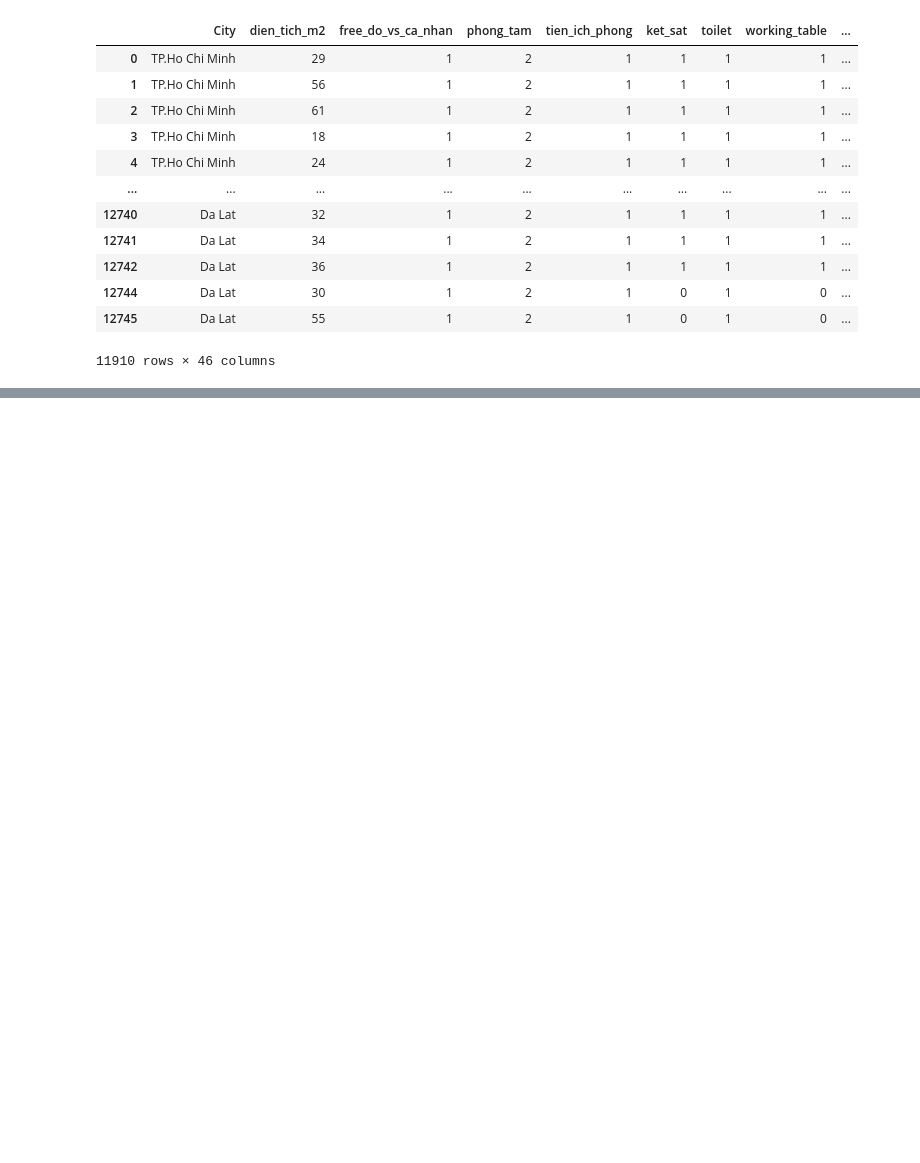
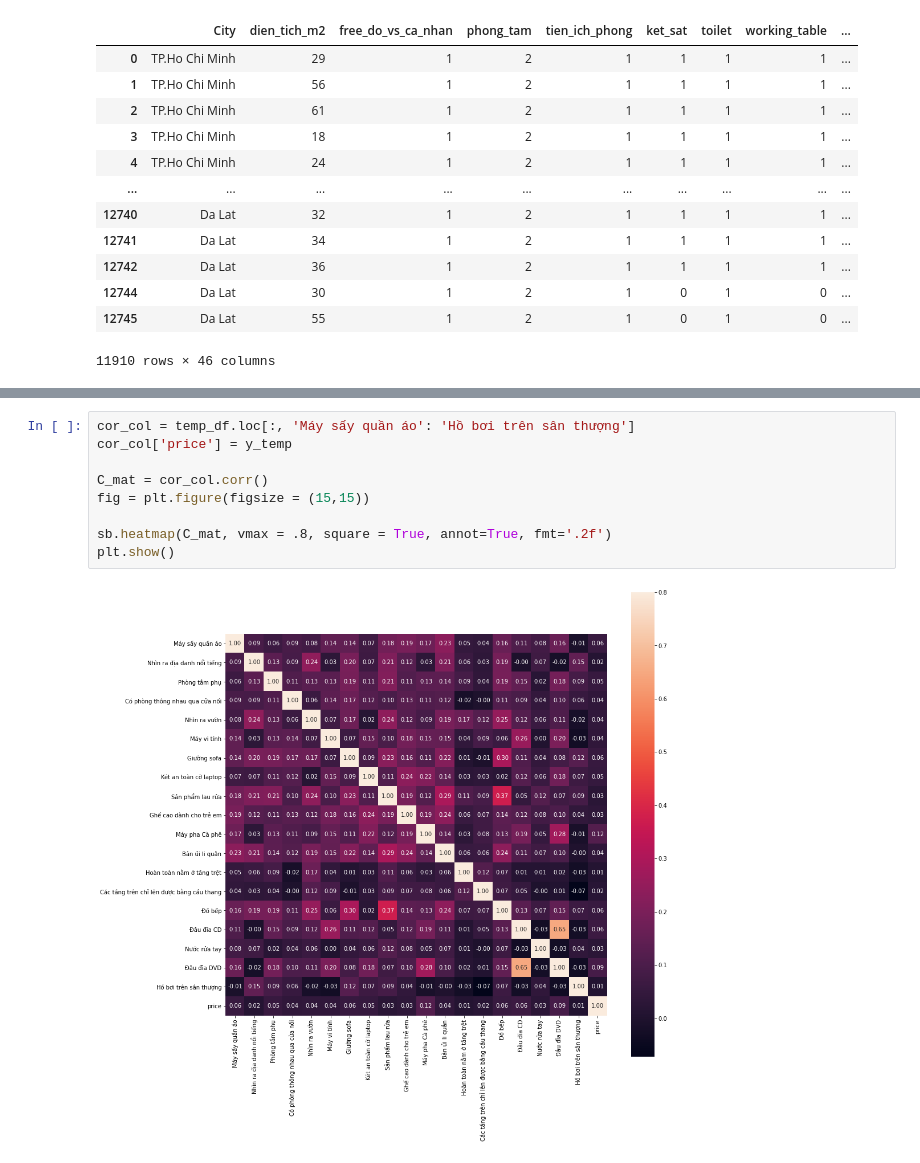
Before and after one commit to huuthang2509/DoAn-CK---NMKHDL, a Jupyter notebook: crawl_data_&_preprocess/preprocess.ipynb, the cells around one changed output, grey strips where cells are left out. Saved outputs shown, nothing was run; the diff lists cells and outputs as text; blank space fills up the shorter version.

```diff
--- a/crawl_data_&_preprocess/preprocess.ipynb
+++ b/crawl_data_&_preprocess/preprocess.ipynb
@@ -667,0 +779,11 @@ df
+# %%
+cor_col = temp_df.loc[:, 'Máy sấy quần áo': 'Hồ bơi trên sân thượng']
+cor_col['price'] = y_temp
+
+C_mat = cor_col.corr()
+fig = plt.figure(figsize = (15,15))
+
+sb.heatmap(C_mat, vmax = .8, square = True, annot=True, fmt='.2f')
+plt.show()
+# %% [output]
+[figure, added]
```
Also changed, not shown: parts of 16 cells of this notebook, 4 other files.
